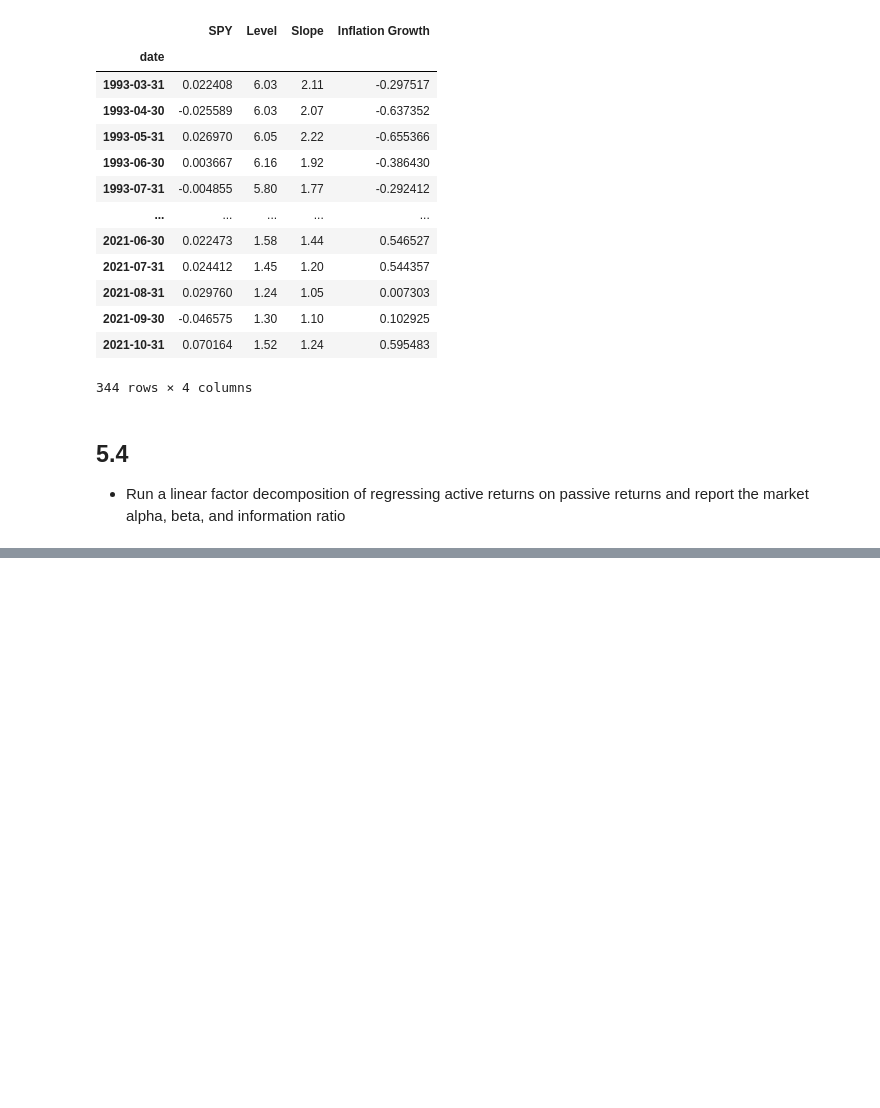
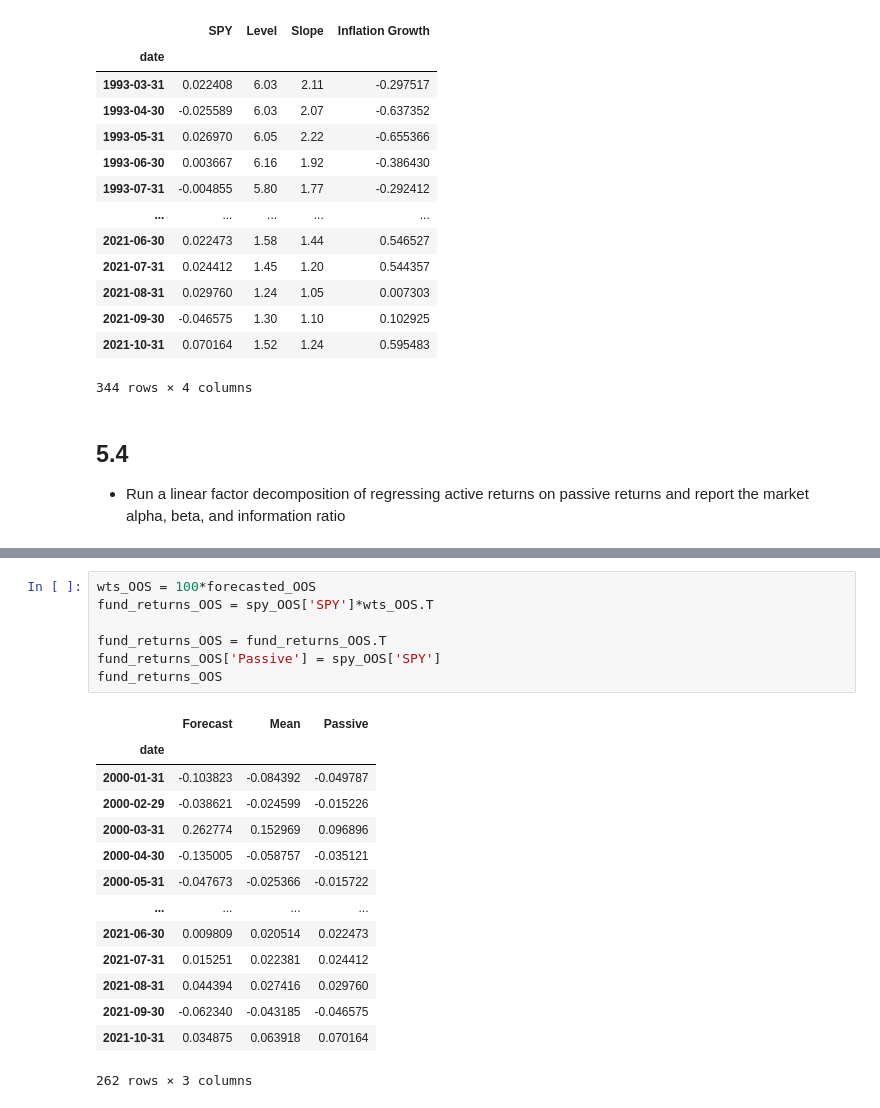
Before and after one commit to dcstein22/portfolio_theory, a Jupyter notebook: final_2021.ipynb, the cells around one changed output, grey strips where cells are left out. Drawn from its saved outputs; the diff is of its cells as text; blank space fills up the shorter version.

```diff
--- a/final_2021.ipynb
+++ b/final_2021.ipynb
@@ -595,0 +725,22 @@ for the following period, t + 1.
+# %%
+wts_OOS = 100*forecasted_OOS
+fund_returns_OOS = spy_OOS['SPY']*wts_OOS.T
+
+fund_returns_OOS = fund_returns_OOS.T
+fund_returns_OOS['Passive'] = spy_OOS['SPY']
+fund_returns_OOS
+# %% [output]
+|  | Forecast | Mean | Passive |
+| date |  |  |  |
+| 2000-01-31 | -0.103823 | -0.084392 | -0.049787 |
+| 2000-02-29 | -0.038621 | -0.024599 | -0.015226 |
+| 2000-03-31 | 0.262774 | 0.152969 | 0.096896 |
+| 2000-04-30 | -0.135005 | -0.058757 | -0.035121 |
+| 2000-05-31 | -0.047673 | -0.025366 | -0.015722 |
+| ... | ... | ... | ... |
+| 2021-06-30 | 0.009809 | 0.020514 | 0.022473 |
+| 2021-07-31 | 0.015251 | 0.022381 | 0.024412 |
+| 2021-08-31 | 0.044394 | 0.027416 | 0.029760 |
+| 2021-09-30 | -0.062340 | -0.043185 | -0.046575 |
+| 2021-10-31 | 0.034875 | 0.063918 | 0.070164 |
+262 rows × 3 columns
```
Also changed, not shown: parts of 46 cells of this notebook, 2 other files.
